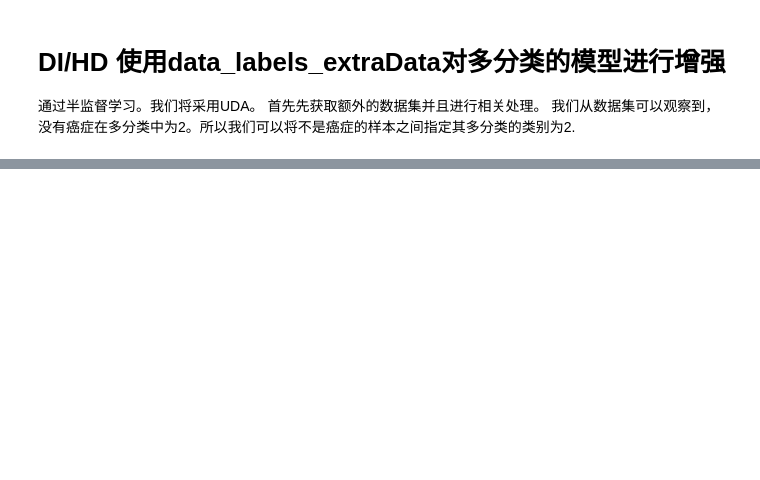
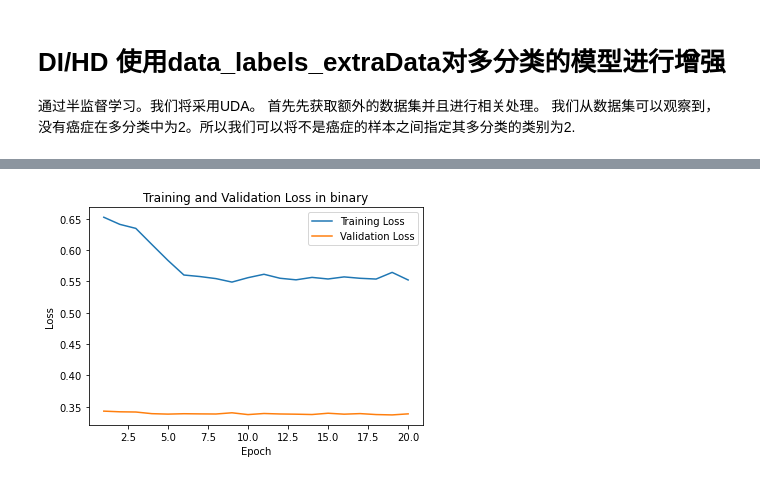
Before and after one commit to SHVleV9CYWkK/CRCHistoPhenotypes-Image-Classification, a Jupyter notebook: SSL.ipynb, the cells around one changed output, grey strips where cells are left out. Saved outputs shown, nothing was run; the diff lists cells and outputs as text; code cells hidden in the pictures; blank space fills up the shorter version.

```diff
--- a/SSL.ipynb
+++ b/SSL.ipynb
@@ -165,7 +229,7 @@ data_augmentation = tf.keras.Sequential([
 ])
 
 # 训练循环
-def apply_uda(x_batch, y_batch, x_unlabeled, model, optimizer, training=True):
+def apply_uda(x_batch, y_batch, x_unlabeled, model, optimizer, training=True, class_weight_dict=None):
     x_unlabeled_augmented = None
     if x_unlabeled is not None:
         # 对无标签数据进行数据增强
@@ -179,9 +243,14 @@ def apply_uda(x_batch, y_batch, x_unlabeled, model, optimizer, training=True):
             y_pred_unlabeled_augmented = model(x_unlabeled_augmented)
 
         # 计算有监督损失
-        supervised_loss = tf.reduce_mean(tf.keras.losses.categorical_crossentropy(y_batch, y_pred_labeled))
+        # 如果是训练并且给定了类别权重，则根据权重计算损失。
+        if class_weight_dict is not None and training:
+            sample_weights = tf.gather(class_weight_dict, tf.argmax(y_batch, axis=-1))
+            supervised_loss = tf.reduce_mean(tf.keras.losses.categorical_crossentropy(y_batch, y_pred_labeled) * sample_weights)
+        else:
+            supervised_loss = tf.reduce_mean(tf.keras.losses.categorical_crossentropy(y_batch, y_pred_labeled))
 
-        # 如果提供了无标签数据，则计算一致性损失
+        # 如果提供了无标签数据，则计算一致性损失，(半监督学习)
         if x_unlabeled is not None:
             consistency_loss = tf.reduce_mean(tf.keras.losses.mean_squared_error(y_pred_unlabeled, y_pred_unlabeled_augmented))
             total_loss = supervised_loss + consistency_weight * consistency_loss
@@ -197,12 +266,19 @@ def apply_uda(x_batch, y_batch, x_unlabeled, model, optimizer, training=True):
         optimizer.apply_gradients(zip(grads, model_categorical.trainable_variables))
     return total_loss, supervised_loss, consistency_loss if x_unlabeled is not None else None, accuracy
 
-epochs = 40
+epochs = 20
 
 min_val_loss = float('inf')
 num_epochs_no_improvement = 0
 current_learning_rate = optimizer.learning_rate.numpy()
-print(current_learning_rate)
+
+train_losses = []
+train_accuracies = []
+val_losses = []
+val_accuracies = []
+
+history = {"loss": [], "val_loss": [], "accuracy": [], "val_accuracy": []}
+
 for epoch in range(epochs):
     print(f"Epoch {epoch + 1}/{epochs}")
 
@@ -215,7 +291,7 @@ for epoch in range(epochs):
     with tqdm(total=round(len(train_data) / batch_size), desc="Training", ncols=100) as progress_bar:
         for (x_batch, y_batch), (x_unlabeled, _) in zip(train_generator, unlabeled_generator):
             progress_bar.update(1)
-            loss, supervised_loss, consistency_loss, accuracy = apply_uda(x_batch, y_batch, x_unlabeled, model_categorical, optimizer)
+            loss, supervised_loss, consistency_loss, accuracy = apply_uda(x_batch, y_batch, x_unlabeled, model_categorical, optimizer, class_weight_dict_cellType)
             total_loss += loss
             total_supervised_loss += supervised_loss
             total_consistency_loss += consistency_loss
@@ -230,6 +306,8 @@ for epoch in range(epochs):
         avg_supervised_loss = total_supervised_loss / steps
         avg_consistency_loss = total_consistency_loss / steps
         avg_accuracy = total_accuracy / steps
+        history["loss"].append(avg_loss.numpy())
+        history["accuracy"].append(avg_accuracy.numpy())
         print(f" - loss: {avg_loss.numpy():.4f}, supervised_loss: {avg_supervised_loss.numpy():.4f}, consistency_loss: {avg_consistency_loss.numpy():.4f}, accuracy: {avg_accuracy.numpy():.4f}")
 
     total_loss = 0
@@ -246,7 +324,8 @@ for epoch in range(epochs):
 
     avg_loss = total_loss / steps
     avg_accuracy = total_accuracy / steps
-
+    history["val_loss"].append(avg_loss.numpy())
+    history["val_accuracy"].append(avg_accuracy.numpy())
     print(f"Validation set： - loss: {avg_loss.numpy():.4f}, accuracy: {avg_accuracy.numpy():.4f}, learning rate: {current_learning_rate}")
 
     # 检查是否需要更新学习率
@@ -300,0 +379,17 @@ Epoch 12/100
+# %%
+train_loss = history['loss']
+val_loss = history['val_loss']
+
+epochs_range = range(1, epochs + 1)
+
+plt.plot(epochs_range, train_loss, label='Training Loss')
+plt.plot(epochs_range, val_loss, label='Validation Loss')
+
+plt.legend()
+plt.title('Training and Validation Loss in binary')
+plt.xlabel('Epoch')
+plt.ylabel('Loss')
+
+plt.show()
+# %% [output]
+[figure, added]
```
Also changed, not shown: parts of 12 cells of this notebook, 1 other file.
